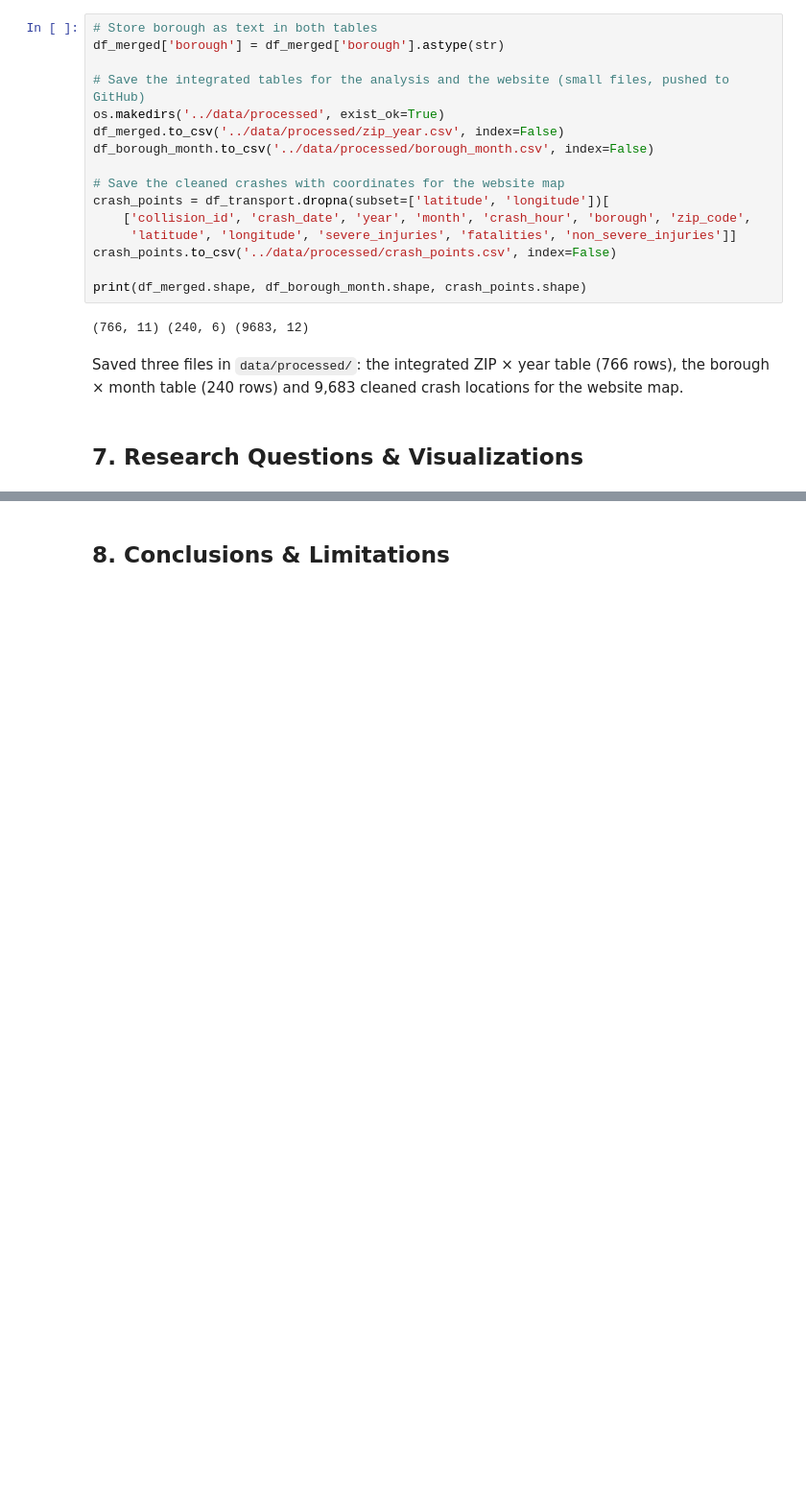
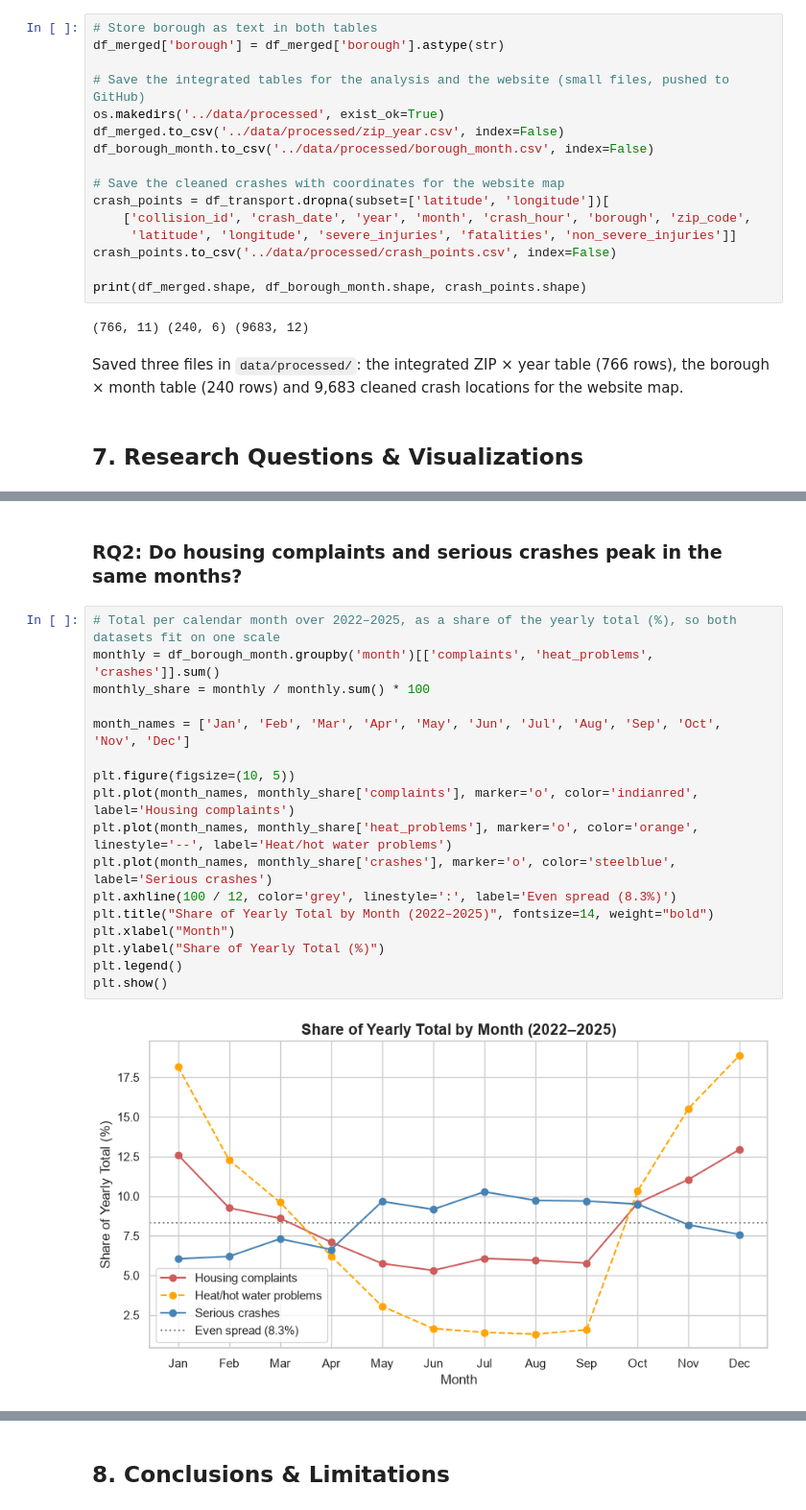
Before and after one commit to JanaHaririi/nyc-housing-transit, a Jupyter notebook: notebooks/nyc_housing_transit.ipynb, the cells around one changed output, grey strips where cells are left out. Shown at 96% size. Drawn from its saved outputs; the diff is of its cells as text; blank space fills up the shorter version.

```diff
--- a/notebooks/nyc_housing_transit.ipynb
+++ b/notebooks/nyc_housing_transit.ipynb
@@ -961,0 +988,21 @@ Saved three files in `data/processed/`: the integrated ZIP × year table (766 ro
+# %% [markdown]
+### RQ2: Do housing complaints and serious crashes peak in the same months?
+# %%
+# Total per calendar month over 2022–2025, as a share of the yearly total (%), so both datasets fit on one scale
+monthly = df_borough_month.groupby('month')[['complaints', 'heat_problems', 'crashes']].sum()
+monthly_share = monthly / monthly.sum() * 100
+
+month_names = ['Jan', 'Feb', 'Mar', 'Apr', 'May', 'Jun', 'Jul', 'Aug', 'Sep', 'Oct', 'Nov', 'Dec']
+
+plt.figure(figsize=(10, 5))
+plt.plot(month_names, monthly_share['complaints'], marker='o', color='indianred', label='Housing complaints')
+plt.plot(month_names, monthly_share['heat_problems'], marker='o', color='orange', linestyle='--', label='Heat/hot water problems')
+plt.plot(month_names, monthly_share['crashes'], marker='o', color='steelblue', label='Serious crashes')
+plt.axhline(100 / 12, color='grey', linestyle=':', label='Even spread (8.3%)')
+plt.title("Share of Yearly Total by Month (2022–2025)", fontsize=14, weight="bold")
+plt.xlabel("Month")
+plt.ylabel("Share of Yearly Total (%)")
+plt.legend()
+plt.show()
+# %% [output]
+[figure, added]
```
Also changed, not shown: parts of 23 cells of this notebook.
